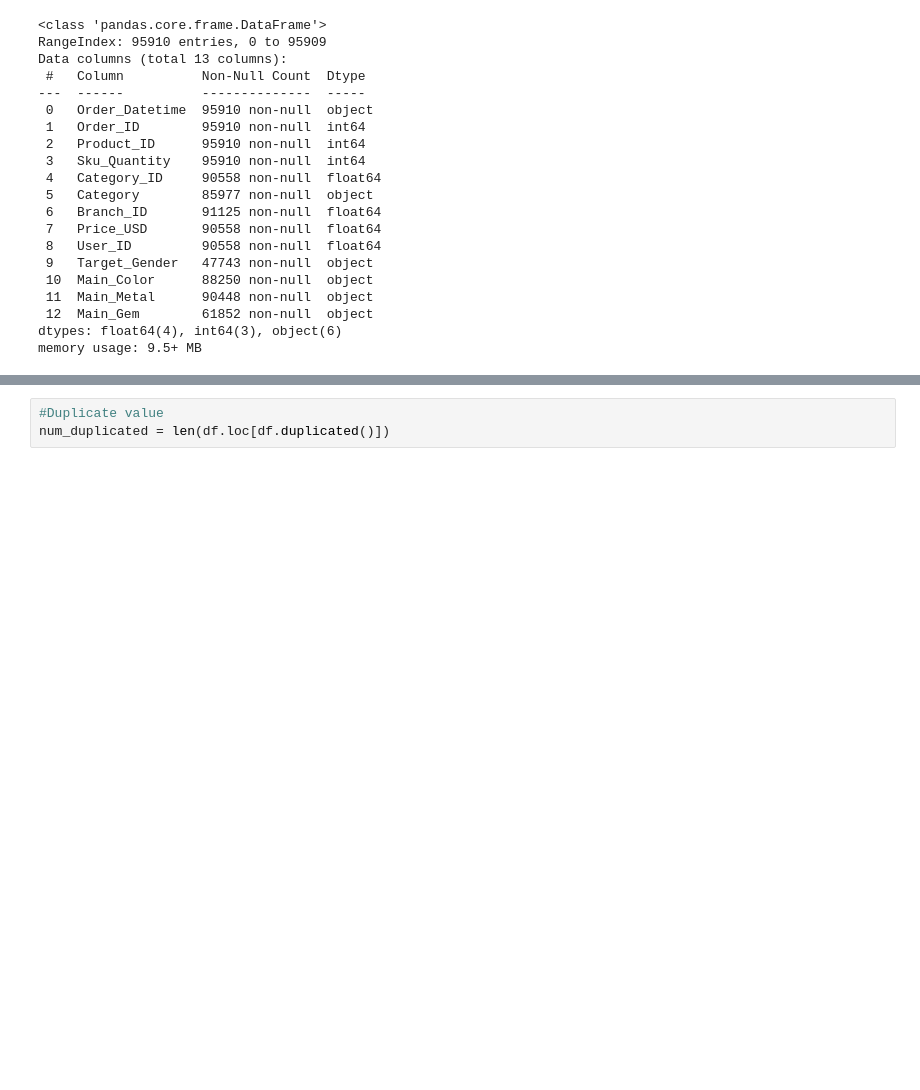
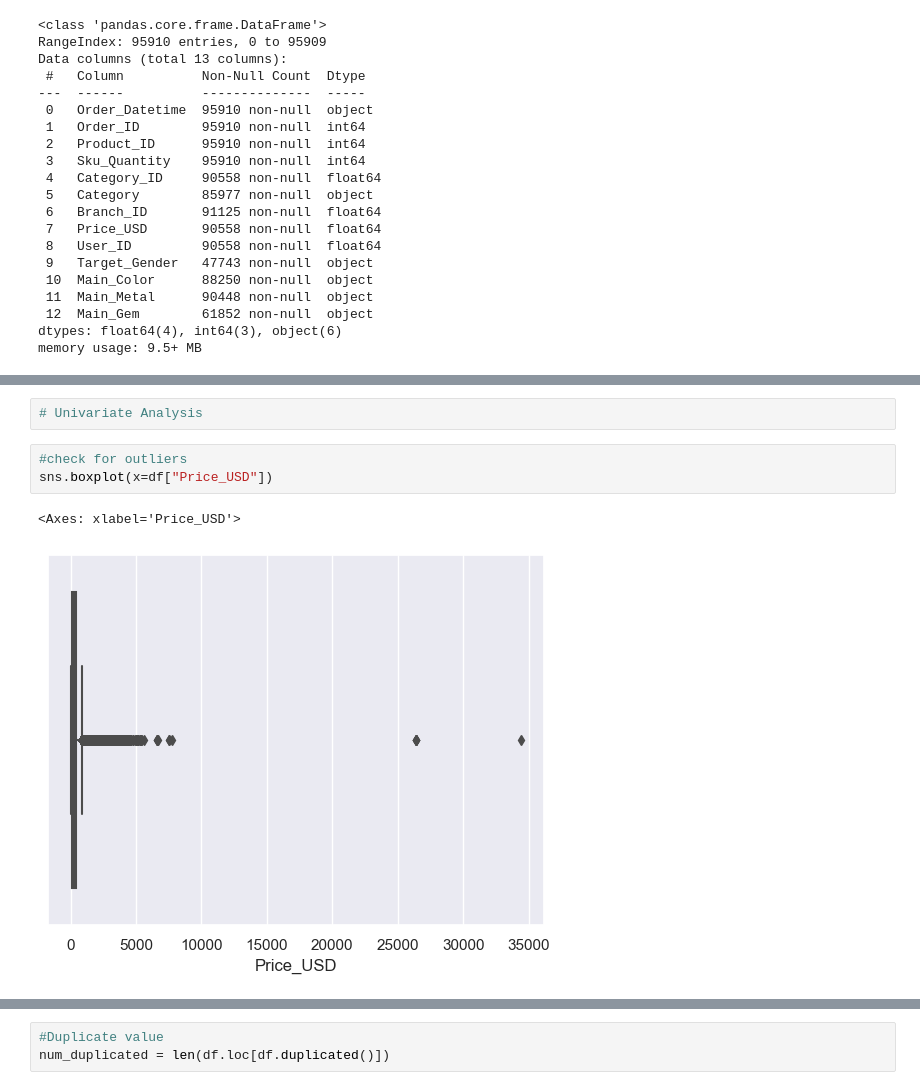
Before and after one commit to faithy09/Jewellery-Price-Optimize, a Jupyter notebook: notebooks/Jewel Pricing.ipynb, the cells around one changed output, grey strips where cells are left out. Saved outputs shown, nothing was run; the diff lists cells and outputs as text; blank space fills up the shorter version.

```diff
--- a/notebooks/Jewel Pricing.ipynb
+++ b/notebooks/Jewel Pricing.ipynb
@@ -156,0 +164,8 @@ memory usage: 9.5+ MB
+# %%
+# Univariate Analysis
+# %%
+#check for outliers
+sns.boxplot(x=df["Price_USD"])
+# %% [output]
+<Axes: xlabel='Price_USD'>
+[figure, added]
```
Also changed, not shown: parts of 47 cells of this notebook.
